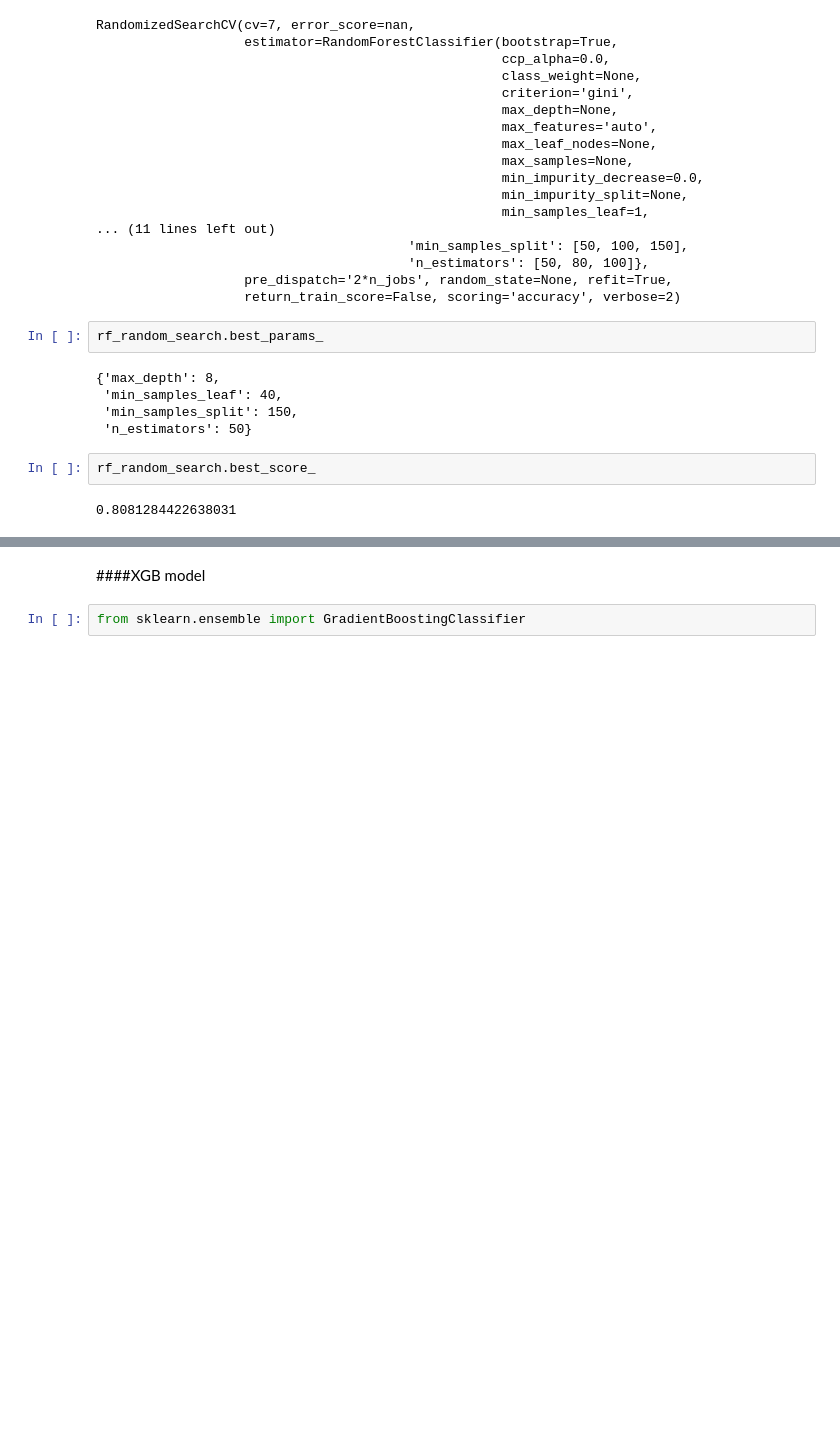
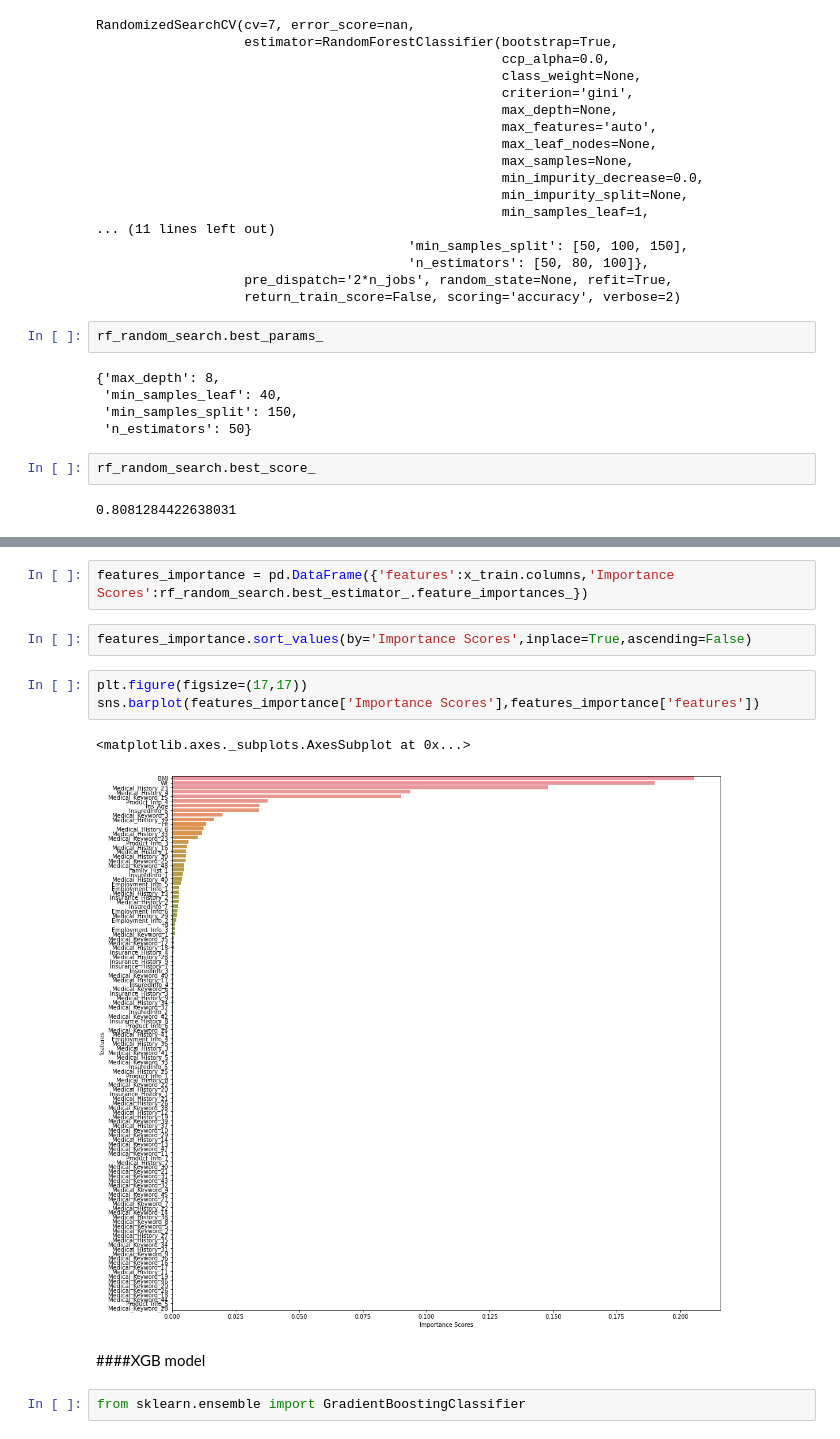
Before and after one commit to Rahul711sharma/Classification, a Jupyter notebook: Insurance_Decisioning.ipynb, the cells around one changed output, grey strips where cells are left out. Saved outputs shown, nothing was run; the diff lists cells and outputs as text; blank space fills up the shorter version.

```diff
--- a/Insurance_Decisioning.ipynb
+++ b/Insurance_Decisioning.ipynb
@@ -567,3 +599,13 @@ rf_random_search.best_score_
+# %%
+features_importance = pd.DataFrame({'features':x_train.columns,'Importance Scores':rf_random_search.best_estimator_.feature_importances_})
+# %%
+features_importance.sort_values(by='Importance Scores',inplace=True,ascending=False)
+# %%
+plt.figure(figsize=(17,17))
+sns.barplot(features_importance['Importance Scores'],features_importance['features'])
+# %% [output]
+<matplotlib.axes._subplots.AxesSubplot at 0x...>
+[figure, added]
 # %% [markdown]
 ####XGB model
 # %%
```
Also changed, not shown: parts of 8 cells of this notebook.
